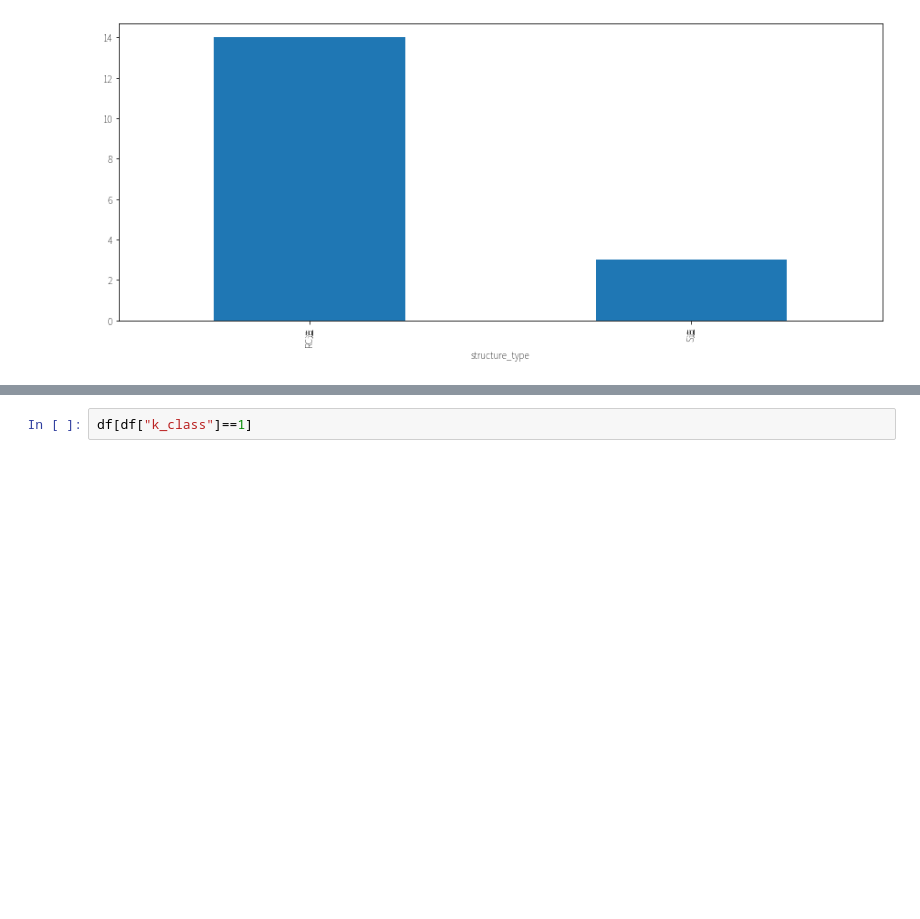
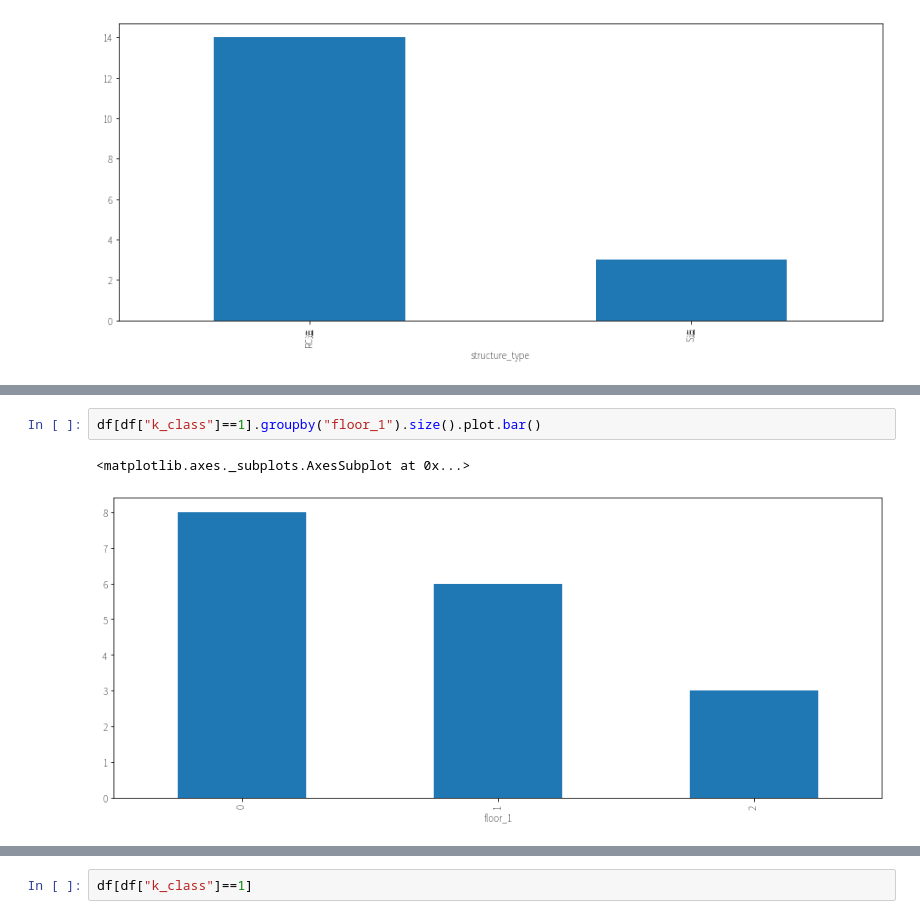
Before and after one commit to noguchi999/awesome, a Jupyter notebook: notebook/nmlib-building-structure_01.ipynb, the cells around one changed output, grey strips where cells are left out. Drawn from its saved outputs; the diff is of its cells as text; blank space fills up the shorter version.

```diff
--- a/notebook/nmlib-building-structure_01.ipynb
+++ b/notebook/nmlib-building-structure_01.ipynb
@@ -1191,0 +1211,5 @@ df[df["k_class"]==1].groupby("structure_type").size().plot.bar()
+# %%
+df[df["k_class"]==1].groupby("floor_1").size().plot.bar()
+# %% [output]
+<matplotlib.axes._subplots.AxesSubplot at 0x...>
+[figure, added]
```
Also changed, not shown: parts of 58 cells of this notebook, 1 other file.
